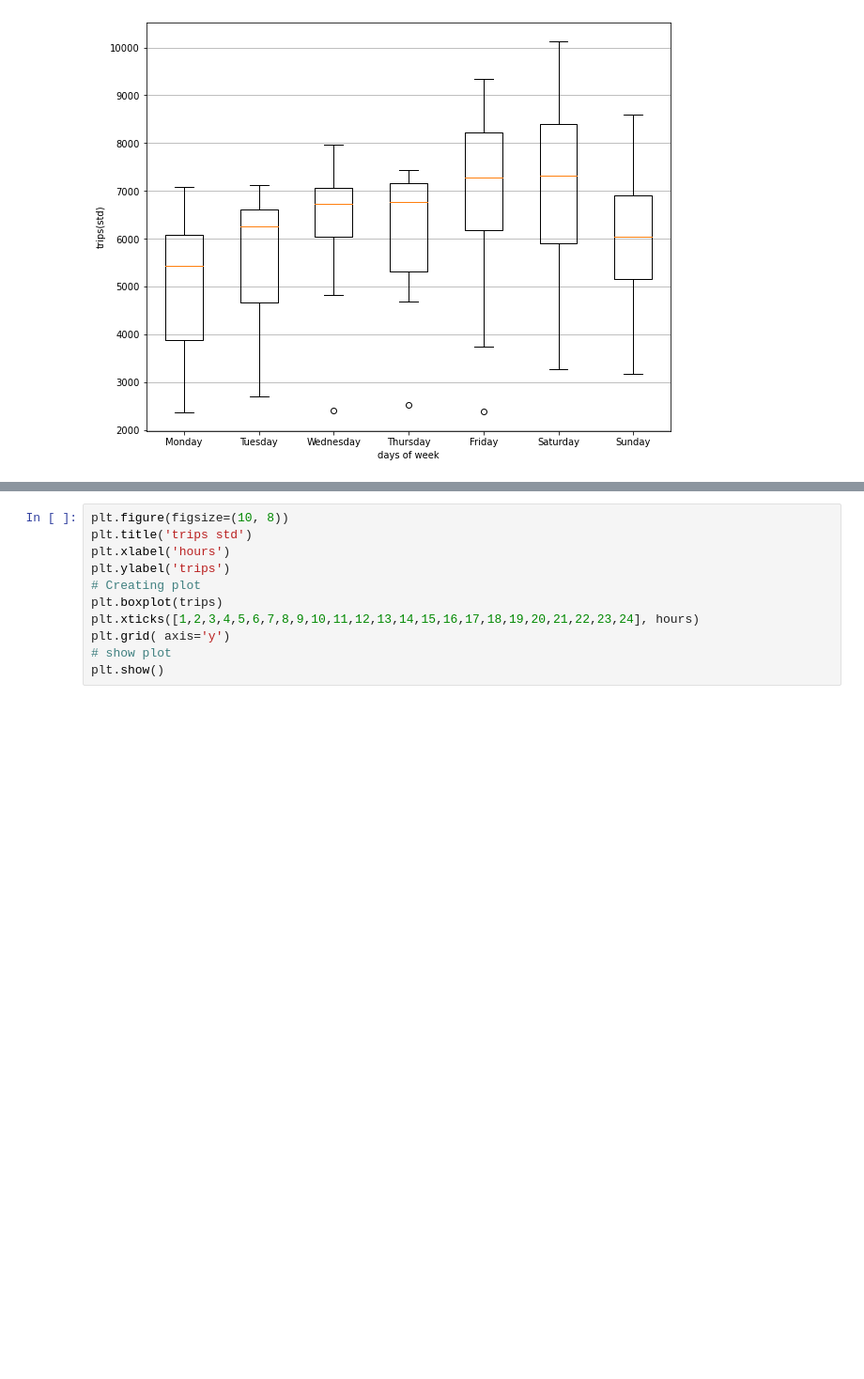
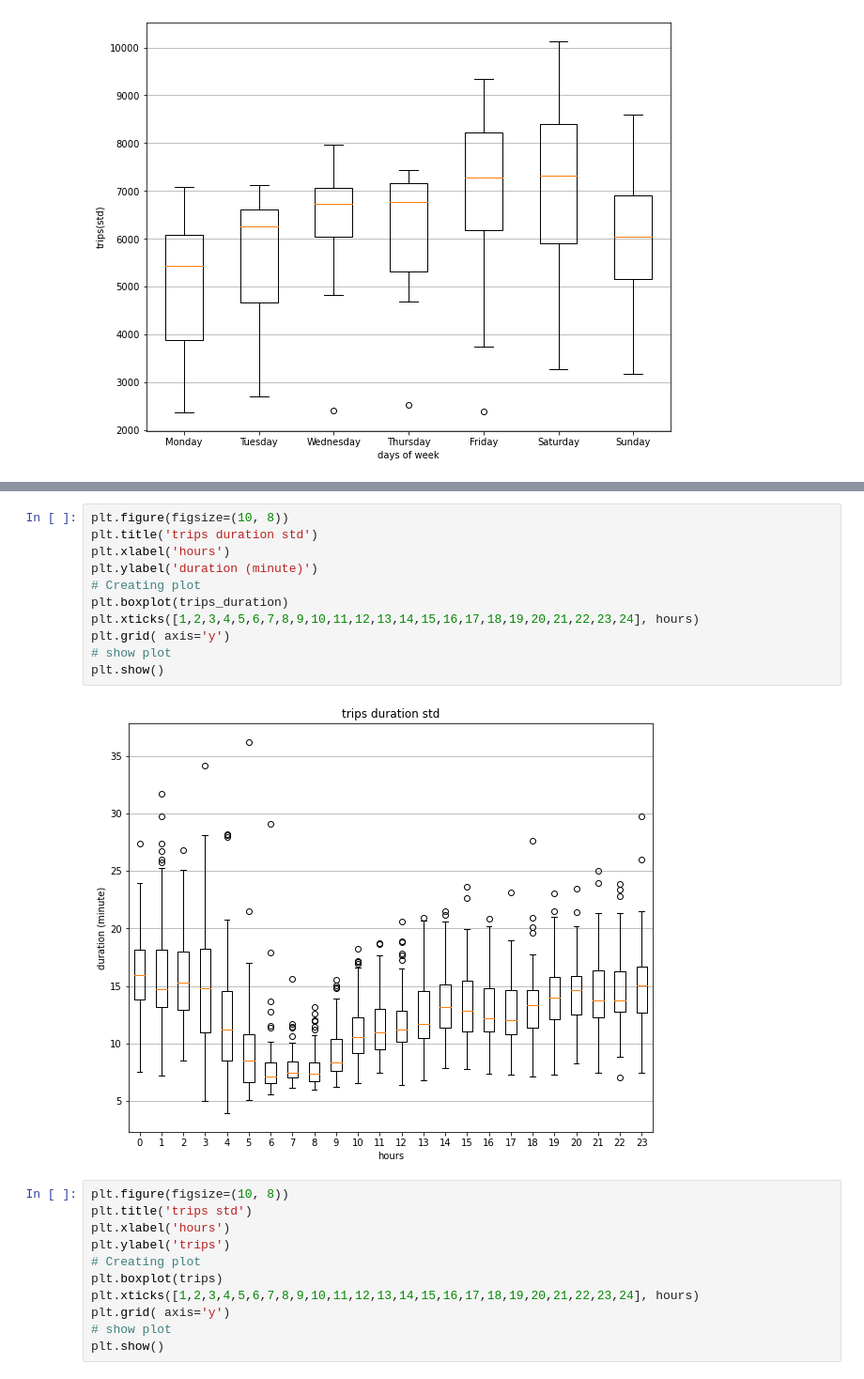
Before and after one commit to wwebeam6508/Development-of-Predictive-Model-for-Trip-Destination-of-Dockless-Shared-Scooters, a Jupyter notebook: Explorer.ipynb, the cells around one changed output, grey strips where cells are left out. Shown: that part at 94% size. Saved outputs shown, nothing was run; the diff lists cells and outputs as text; blank space fills up the shorter version.

```diff
--- a/Explorer.ipynb
+++ b/Explorer.ipynb
@@ -339,3 +364,16 @@ for i in pbar(range(len(df['start_hour']))):
+# %%
+plt.figure(figsize=(10, 8))
+plt.title('trips duration std')
+plt.xlabel('hours')
+plt.ylabel('duration (minute)')
+# Creating plot
+plt.boxplot(trips_duration)
+plt.xticks([1,2,3,4,5,6,7,8,9,10,11,12,13,14,15,16,17,18,19,20,21,22,23,24], hours)
+plt.grid( axis='y')
+# show plot
+plt.show()
+# %% [output]
+[figure, added]
 # %%
 plt.figure(figsize=(10, 8))
 plt.title('trips std')
```
Also changed, not shown: parts of 6 cells of this notebook, 9 other files.
